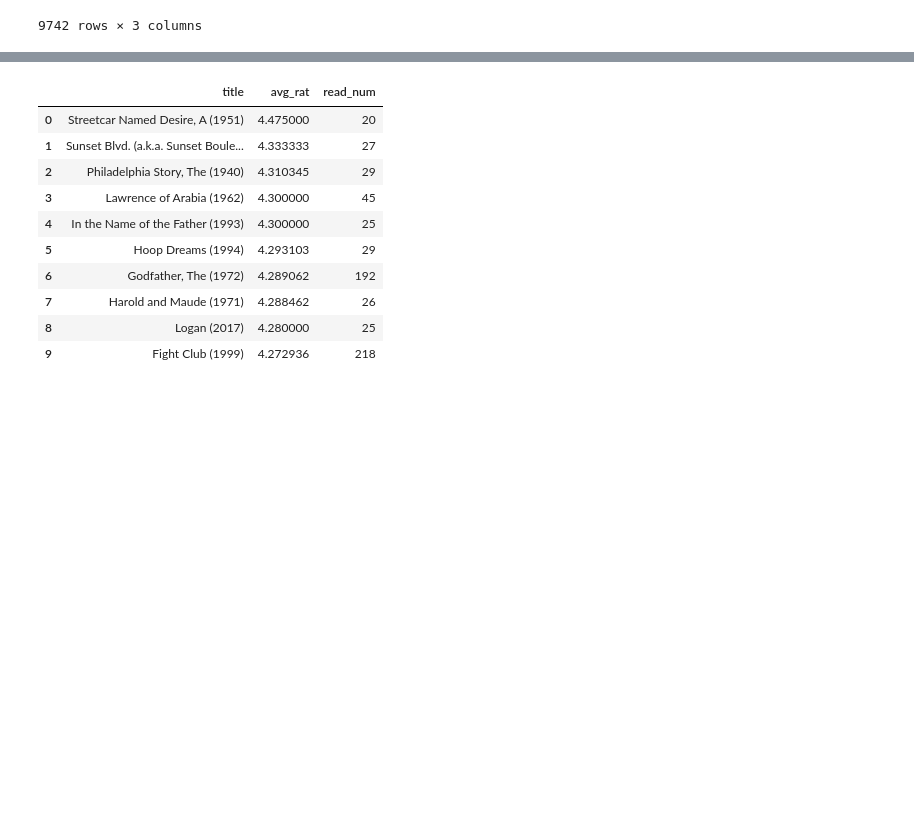
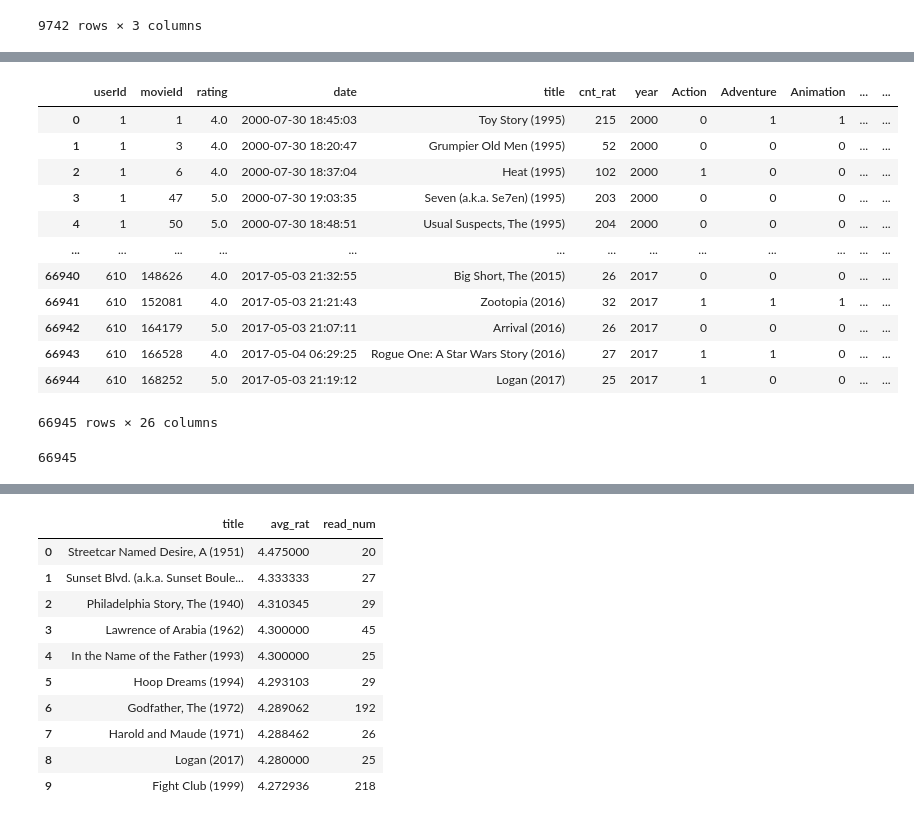
Before and after one commit to AleAguirreM/Analitica3AA, a Jupyter notebook: c_modelos.ipynb, the cells around one changed output, grey strips where cells are left out. Saved outputs shown, nothing was run; the diff lists cells and outputs as text; code cells hidden in the pictures; blank space fills up the shorter version.

```diff
--- a/c_modelos.ipynb
+++ b/c_modelos.ipynb
@@ -72,3 +47,9 @@ pd.read_sql("select * from movies", conn)
 | 9740 | 193587 | Bungo Stray Dogs: Dead Apple (2018) | Action|Animation |
 | 9741 | 193609 | Andrew Dice Clay: Dice Rules (1991) | Comedy |
 9742 rows × 3 columns
+# %%
+
+full_ratings = pd.read_sql("select * from full_ratings", conn)
+#el id esta repetido, lo eliminamos
+full_ratings = full_ratings.drop(columns=['movieId:1', 'movieId:2'])
+full_ratings
@@ -74,0 +70,9 @@ pd.read_sql("select * from movies", conn)
+# %%
+### cambiamos el formato de fecha para poder trabjar con fecha
+full_ratings['timestamp'] = pd.to_datetime(full_ratings['timestamp'], unit='s')
+## cambiamos el nombre de la columna
+full = full_ratings.rename(columns={'timestamp': 'date'})
+
+## extraemos el año
+full['year'] = full['date'].dt.year
+full
@@ -74,0 +93,30 @@ pd.read_sql("select * from movies", conn)
+# %%
+###### Para separar géneros en base de datos
+genres=full['genres'].str.split('|')
+te = TransactionEncoder()
+genres = te.fit_transform(genres)
+genres = pd.DataFrame(genres, columns = te.columns_)
+genres  = genres.astype(int)
+movies = full.drop(['genres'], axis = 1)
+full =pd.concat([movies, genres],axis=1)
+# %%
+full
+# %% [output]
+|  | userId | movieId | rating | date | title | cnt_rat | year | Action | Adventure | Animation | ... | ... |
+| 0 | 1 | 1 | 4.0 | 2000-07-30 18:45:03 | Toy Story (1995) | 215 | 2000 | 0 | 1 | 1 | ... | ... |
+| 1 | 1 | 3 | 4.0 | 2000-07-30 18:20:47 | Grumpier Old Men (1995) | 52 | 2000 | 0 | 0 | 0 | ... | ... |
+| 2 | 1 | 6 | 4.0 | 2000-07-30 18:37:04 | Heat (1995) | 102 | 2000 | 1 | 0 | 0 | ... | ... |
+| 3 | 1 | 47 | 5.0 | 2000-07-30 19:03:35 | Seven (a.k.a. Se7en) (1995) | 203 | 2000 | 0 | 0 | 0 | ... | ... |
+| 4 | 1 | 50 | 5.0 | 2000-07-30 18:48:51 | Usual Suspects, The (1995) | 204 | 2000 | 0 | 0 | 0 | ... | ... |
+| ... | ... | ... | ... | ... | ... | ... | ... | ... | ... | ... | ... | ... |
+| 66940 | 610 | 148626 | 4.0 | 2017-05-03 21:32:55 | Big Short, The (2015) | 26 | 2017 | 0 | 0 | 0 | ... | ... |
+| 66941 | 610 | 152081 | 4.0 | 2017-05-03 21:21:43 | Zootopia (2016) | 32 | 2017 | 1 | 1 | 1 | ... | ... |
+| 66942 | 610 | 164179 | 5.0 | 2017-05-03 21:07:11 | Arrival (2016) | 26 | 2017 | 0 | 0 | 0 | ... | ... |
+| 66943 | 610 | 166528 | 4.0 | 2017-05-04 06:29:25 | Rogue One: A Star Wars Story (2016) | 27 | 2017 | 1 | 1 | 0 | ... | ... |
+| 66944 | 610 | 168252 | 5.0 | 2017-05-03 21:19:12 | Logan (2017) | 25 | 2017 | 1 | 0 | 0 | ... | ... |
+66945 rows × 26 columns
+# %%
+##Eenvimos la tabla modificada a SQL para actualizar cambios
+full.to_sql("full",conn,if_exists="replace")
+# %% [output]
+66945
```
Also changed, not shown: parts of 16 cells of this notebook.
